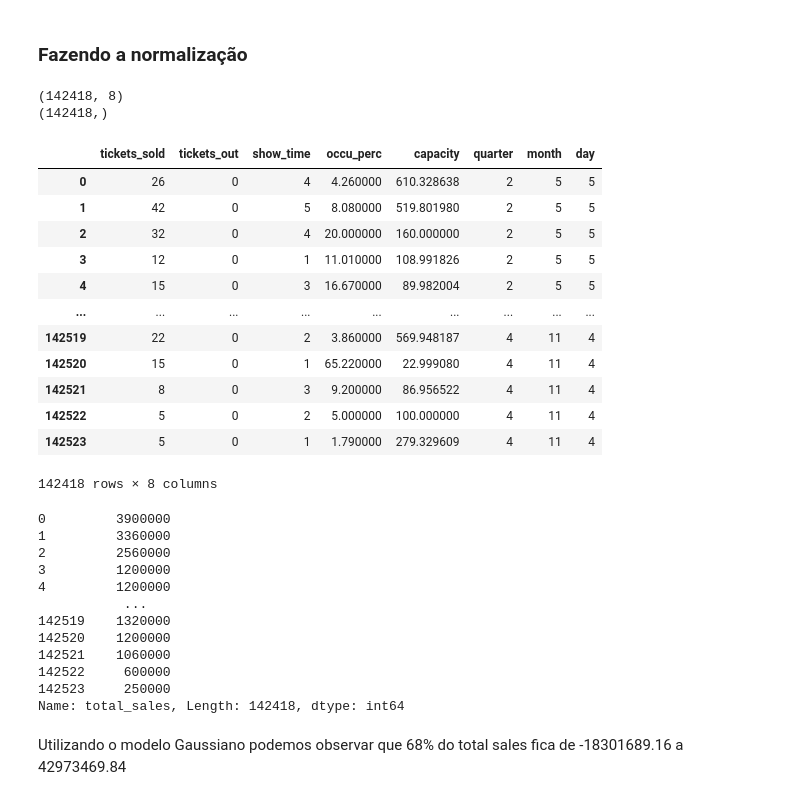
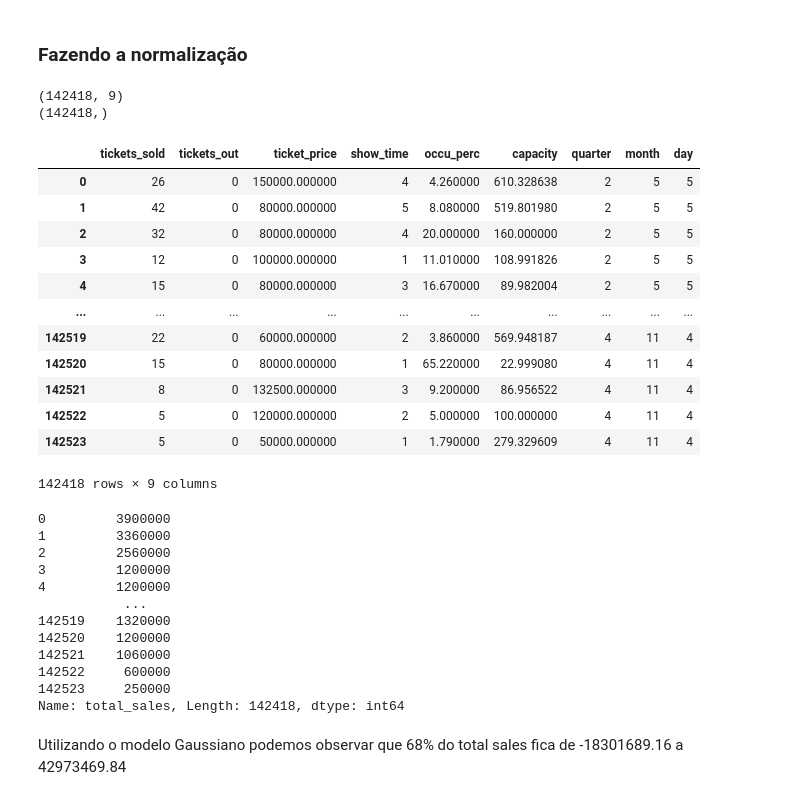
Before and after one commit to Levis33/inf1038-machine-learning, a Jupyter notebook: modelo_regressao.ipynb, the cells around one changed output. Drawn from its saved outputs; the diff is of its cells as text; code cells hidden in the pictures.

```diff
--- a/modelo_regressao.ipynb
+++ b/modelo_regressao.ipynb
@@ -225,32 +224,32 @@ df
 # %%
 cinema={}
 # cinema["features"] = np.hstack([df.values[::, :2], df.values[::, 3:]])
 # cinema["target"] = df.values[:, 2]
 
-cinema["features"] = df[['tickets_sold', 'tickets_out', 'show_time',  'occu_perc', 'capacity', 'quarter', 'month' , 'day']]
+cinema["features"] = df[['tickets_sold', 'tickets_out', 'ticket_price', 'show_time',  'occu_perc', 'capacity', 'quarter', 'month' , 'day']]
 cinema["target"] = df['total_sales']
 
 print(cinema['features'].shape)
 print(cinema['target'].shape)
 
 display(cinema['features'])
 display(cinema['target'])
 # %% [output]
-(142418, 8)
+(142418, 9)
 (142418,)
-|  | tickets_sold | tickets_out | show_time | occu_perc | capacity | quarter | month | day |
-| 0 | 26 | 0 | 4 | 4.260000 | 610.328638 | 2 | 5 | 5 |
-| 1 | 42 | 0 | 5 | 8.080000 | 519.801980 | 2 | 5 | 5 |
-| 2 | 32 | 0 | 4 | 20.000000 | 160.000000 | 2 | 5 | 5 |
-| 3 | 12 | 0 | 1 | 11.010000 | 108.991826 | 2 | 5 | 5 |
-| 4 | 15 | 0 | 3 | 16.670000 | 89.982004 | 2 | 5 | 5 |
-| ... | ... | ... | ... | ... | ... | ... | ... | ... |
-| 142519 | 22 | 0 | 2 | 3.860000 | 569.948187 | 4 | 11 | 4 |
-| 142520 | 15 | 0 | 1 | 65.220000 | 22.999080 | 4 | 11 | 4 |
-| 142521 | 8 | 0 | 3 | 9.200000 | 86.956522 | 4 | 11 | 4 |
-| 142522 | 5 | 0 | 2 | 5.000000 | 100.000000 | 4 | 11 | 4 |
-| 142523 | 5 | 0 | 1 | 1.790000 | 279.329609 | 4 | 11 | 4 |
+|  | tickets_sold | tickets_out | ticket_price | show_time | occu_perc | capacity | quarter | month | day |
+| 0 | 26 | 0 | 150000.000000 | 4 | 4.260000 | 610.328638 | 2 | 5 | 5 |
+| 1 | 42 | 0 | 80000.000000 | 5 | 8.080000 | 519.801980 | 2 | 5 | 5 |
+| 2 | 32 | 0 | 80000.000000 | 4 | 20.000000 | 160.000000 | 2 | 5 | 5 |
+| 3 | 12 | 0 | 100000.000000 | 1 | 11.010000 | 108.991826 | 2 | 5 | 5 |
+| 4 | 15 | 0 | 80000.000000 | 3 | 16.670000 | 89.982004 | 2 | 5 | 5 |
+| ... | ... | ... | ... | ... | ... | ... | ... | ... | ... |
+| 142519 | 22 | 0 | 60000.000000 | 2 | 3.860000 | 569.948187 | 4 | 11 | 4 |
+| 142520 | 15 | 0 | 80000.000000 | 1 | 65.220000 | 22.999080 | 4 | 11 | 4 |
+| 142521 | 8 | 0 | 132500.000000 | 3 | 9.200000 | 86.956522 | 4 | 11 | 4 |
+| 142522 | 5 | 0 | 120000.000000 | 2 | 5.000000 | 100.000000 | 4 | 11 | 4 |
+| 142523 | 5 | 0 | 50000.000000 | 1 | 1.790000 | 279.329609 | 4 | 11 | 4 |
-142418 rows × 8 columns
+142418 rows × 9 columns
 0         3900000
 1         3360000
 2         2560000
```
Also changed, not shown: parts of 15 cells of this notebook.
